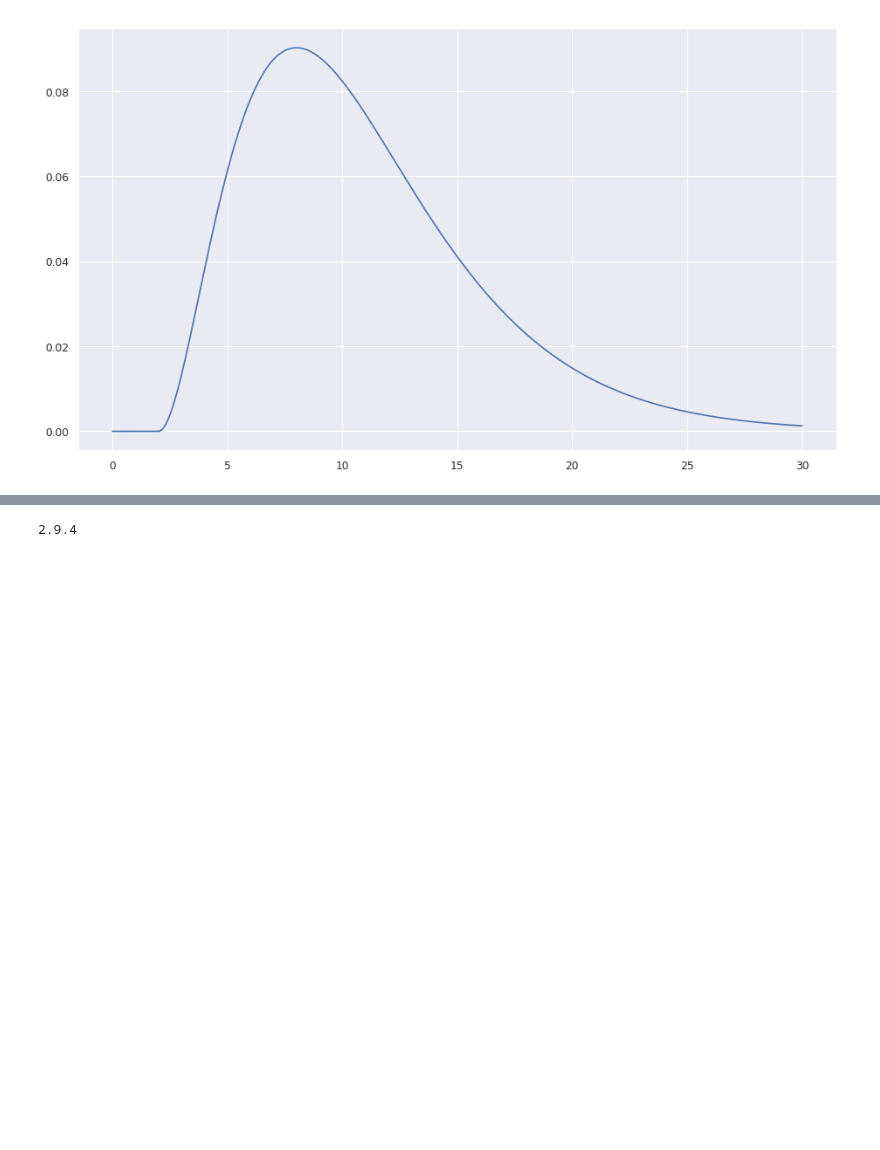
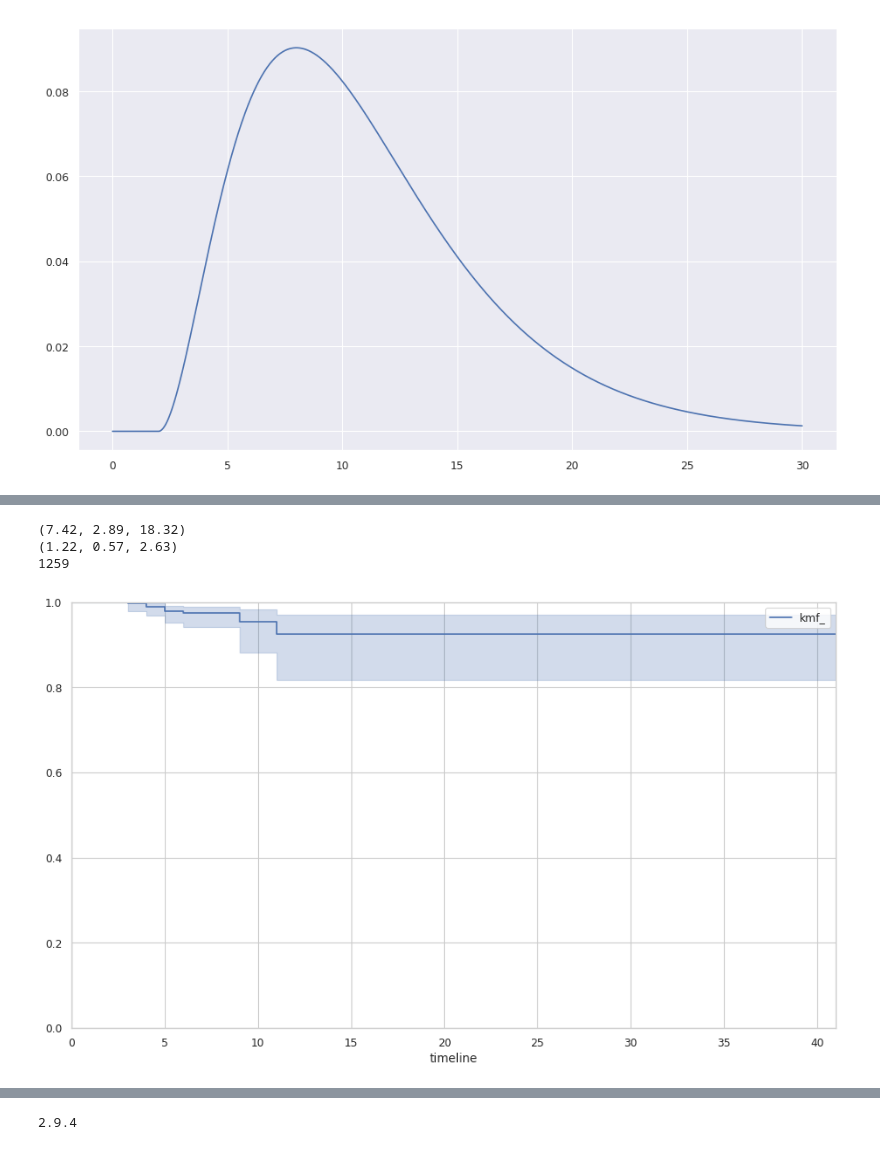
Before and after one commit to cs224/covid-19-data-analysis, a Jupyter notebook: covid-19-survival.ipynb, the cells around one changed output, grey strips where cells are left out. Drawn from its saved outputs; the diff is of its cells as text; code cells hidden in the pictures; blank space fills up the shorter version.

```diff
--- a/covid-19-survival.ipynb
+++ b/covid-19-survival.ipynb
@@ -401,3 +416,18 @@ france_mortality_analysis.plot()
+# %%
+uk_name = 'United Kingdom'
+uk_mortality_analysis = MortalityAnalysis(uk_name)
+uk_mortality_analysis.fit()
+uk_mortality_analysis2 = MortalityAnalysis(uk_name, first_date=pd.to_datetime('2020-03-05'), init_add=800, mult=1.0)
+uk_mortality_analysis2.fit()
+print(uk_mortality_analysis.death_rate())
+print(uk_mortality_analysis2.death_rate())
+print(uk_mortality_analysis2.prepend_df['confirmed'].iloc[-1])
+uk_mortality_analysis.plot()
+# %% [output]
+(7.42, 2.89, 18.32)
+(1.22, 0.57, 2.63)
+1259
+[figure, added]
 # %%
 # us_mortality_analysis = MortalityAnalysis('US')
 # us_mortality_analysis.fit()
```
Also changed, not shown: parts of 11 cells of this notebook, 1 other file.
